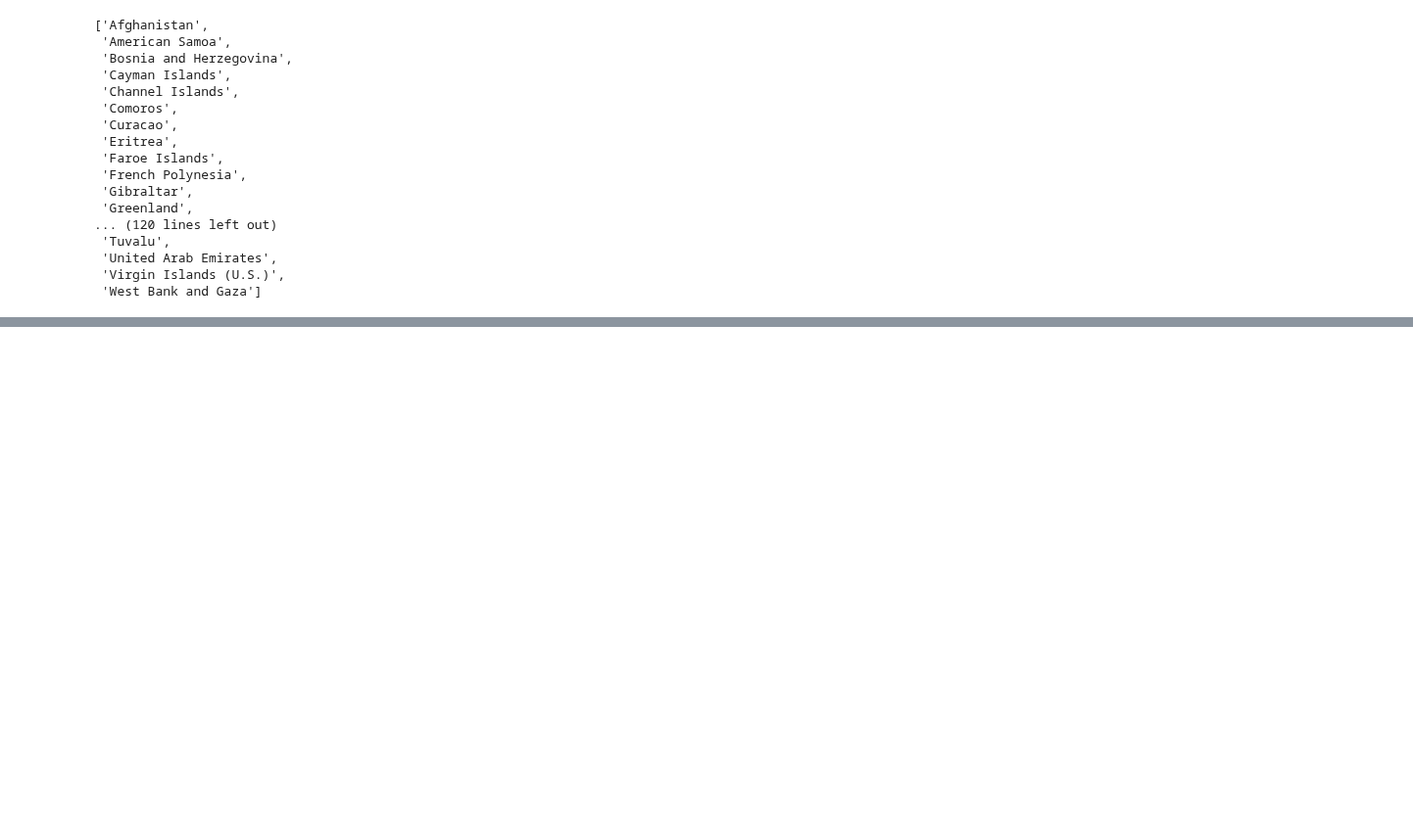
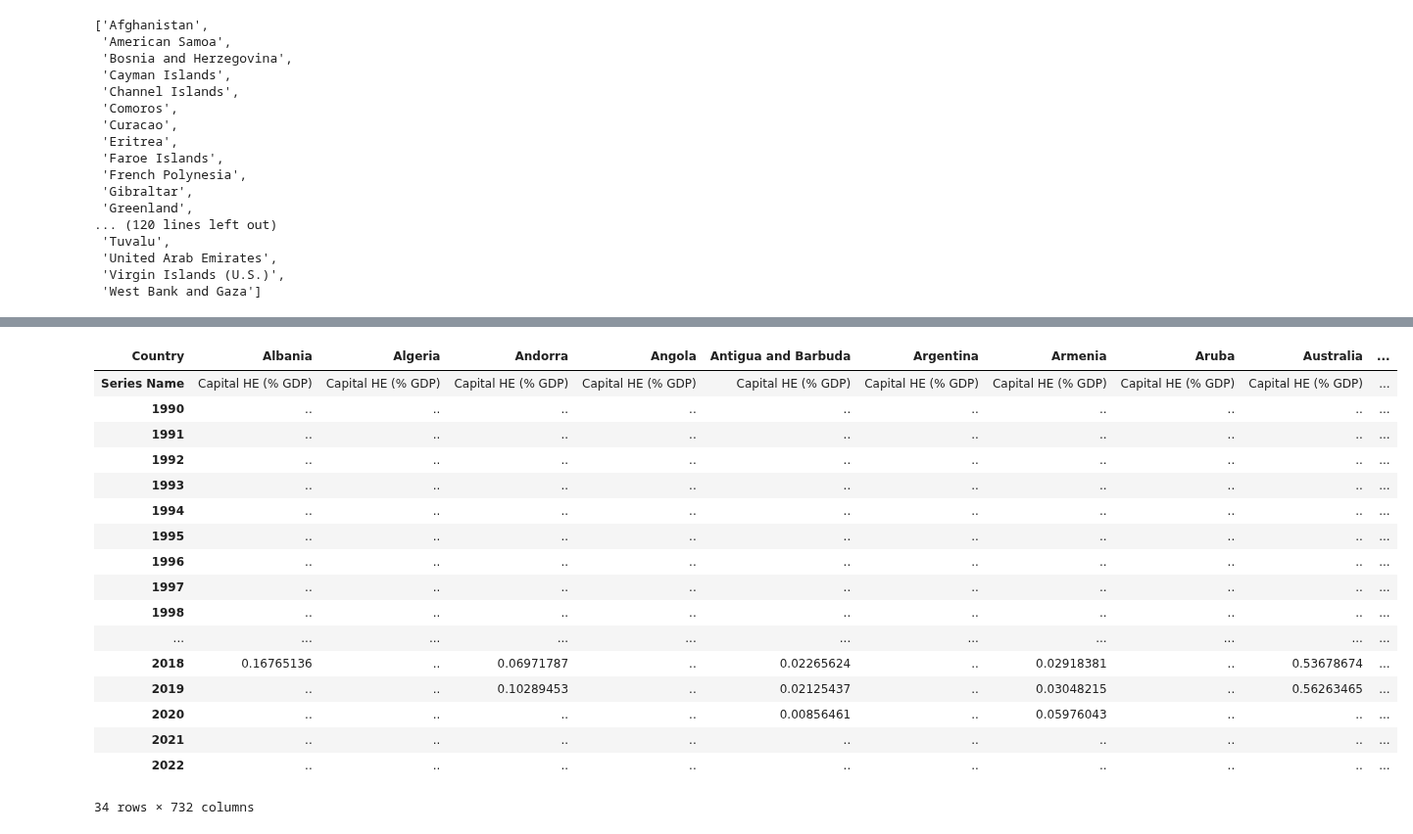
Before and after one commit to AndrewZinc/Expect_Life-Redux, a Jupyter notebook: Clean_Data/Data_Cleaning_Jupyter_notebooks/data_cleaning-world_bank_HNandPopulationStats-1990_2022.ipynb, the cells around one changed output, grey strips where cells are left out. Shown at 98% size. Cells and saved outputs as stored; diff of their text form; code cells hidden in the pictures; blank space fills up the shorter version.

```diff
--- a/Clean_Data/Data_Cleaning_Jupyter_notebooks/data_cleaning-world_bank_HNandPopulationStats-1990_2022.ipynb
+++ b/Clean_Data/Data_Cleaning_Jupyter_notebooks/data_cleaning-world_bank_HNandPopulationStats-1990_2022.ipynb
@@ -158 +180,10 @@ wbHNP_clean_df
 732 rows × 35 columns
+# %%
+# Open the list of series name update list
+series_updates_df = pd.read_csv('../../Clean_Data/master_country_list/series_name_updates.csv')
+
+# Convert the series_updates dataframe to a dictionary.
+series_updates_dict = dict(zip(series_updates_df['current'], series_updates_df['updated']))
+# %%
+# Apply the series_updates dictionary to reduce verbosity
+wbHNP_clean_df['Series Name'] = wbHNP_clean_df['Series Name'].replace(series_updates_dict)
@@ -159,3 +206,25 @@ wbHNP_clean_df
+# %%
+wbHNP_clean_df = wbHNP_clean_df.set_index('Country').T
+wbHNP_clean_df
+# %% [output]
+| Country | Albania | Algeria | Andorra | Angola | Antigua and Barbuda | Argentina | Armenia | Aruba | Australia | ... |
+| Series Name | Capital HE (% GDP) | Capital HE (% GDP) | Capital HE (% GDP) | Capital HE (% GDP) | Capital HE (% GDP) | Capital HE (% GDP) | Capital HE (% GDP) | Capital HE (% GDP) | Capital HE (% GDP) | ... |
+| 1990 | .. | .. | .. | .. | .. | .. | .. | .. | .. | ... |
+| 1991 | .. | .. | .. | .. | .. | .. | .. | .. | .. | ... |
+| 1992 | .. | .. | .. | .. | .. | .. | .. | .. | .. | ... |
+| 1993 | .. | .. | .. | .. | .. | .. | .. | .. | .. | ... |
+| 1994 | .. | .. | .. | .. | .. | .. | .. | .. | .. | ... |
+| 1995 | .. | .. | .. | .. | .. | .. | .. | .. | .. | ... |
+| 1996 | .. | .. | .. | .. | .. | .. | .. | .. | .. | ... |
+| 1997 | .. | .. | .. | .. | .. | .. | .. | .. | .. | ... |
+| 1998 | .. | .. | .. | .. | .. | .. | .. | .. | .. | ... |
+| ... | ... | ... | ... | ... | ... | ... | ... | ... | ... | ... |
+| 2018 | 0.16765136 | .. | 0.06971787 | .. | 0.02265624 | .. | 0.02918381 | .. | 0.53678674 | ... |
+| 2019 | .. | .. | 0.10289453 | .. | 0.02125437 | .. | 0.03048215 | .. | 0.56263465 | ... |
+| 2020 | .. | .. | .. | .. | 0.00856461 | .. | 0.05976043 | .. | .. | ... |
+| 2021 | .. | .. | .. | .. | .. | .. | .. | .. | .. | ... |
+| 2022 | .. | .. | .. | .. | .. | .. | .. | .. | .. | ... |
+34 rows × 732 columns
 # %%
 wbHNP_clean_df.to_csv('../../Clean_Data/Clean_CSV_Files/world_bank_Health_Nutrition_and_Population_Statistics.csv', index=False)
 # %%
```
Also changed, not shown: parts of 5 cells of this notebook, 1 other file.
